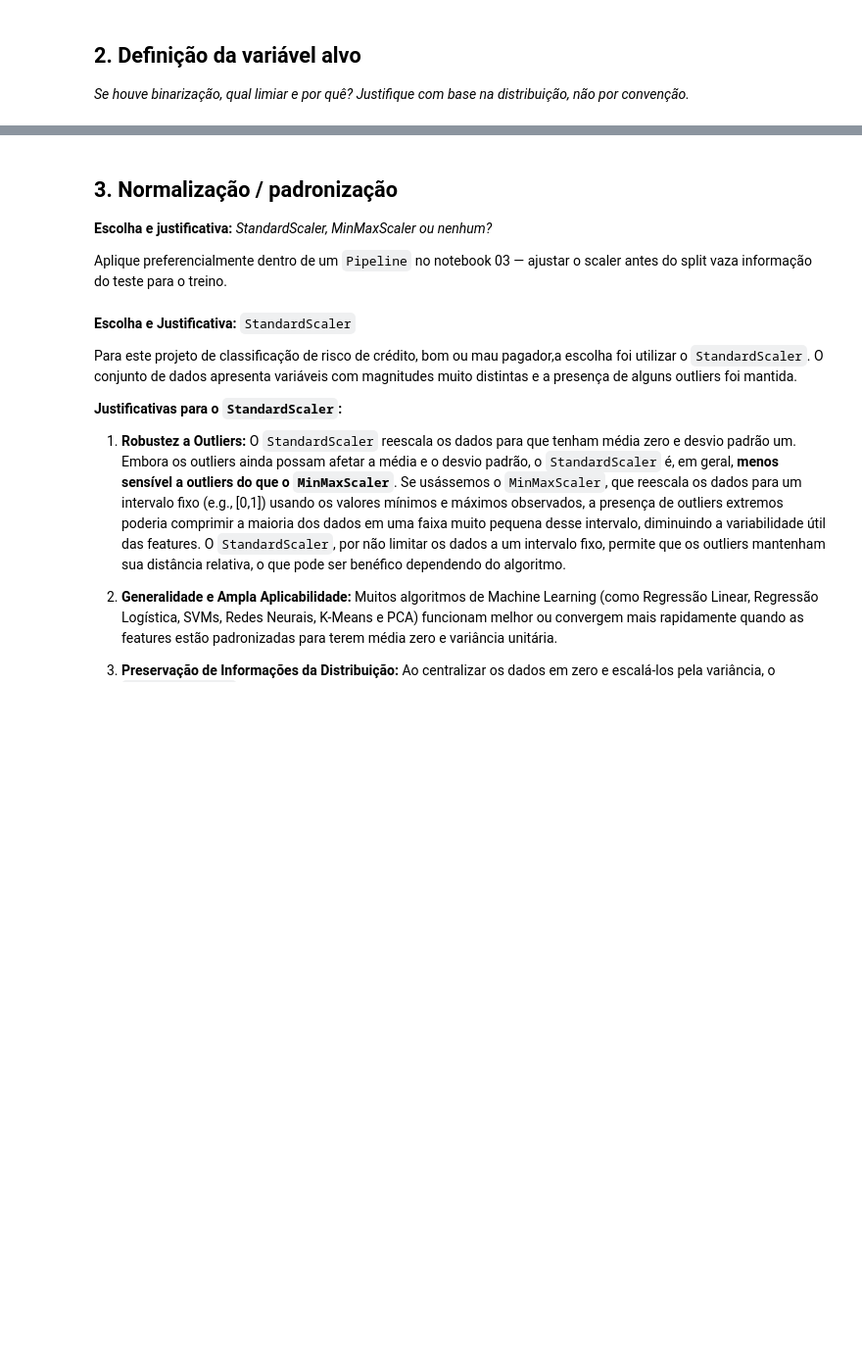
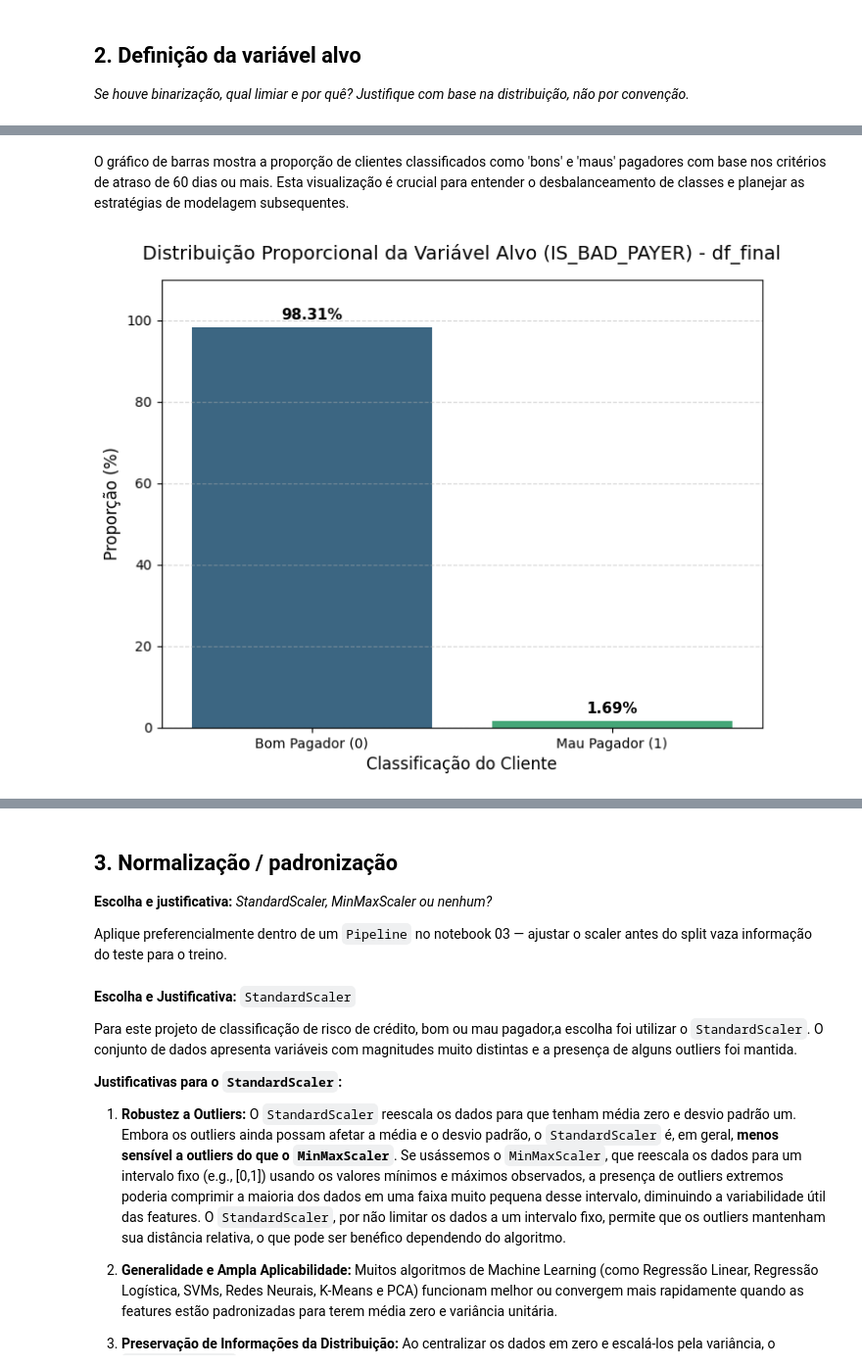
Before and after one commit to Ginkno/postech-tech-challenge-fase2-grupo1-12dtat, a Jupyter notebook: notebooks/02_preprocessamento.ipynb, the cells around one changed output, grey strips where cells are left out. Shown at 98% size. Drawn from its saved outputs; the diff is of its cells as text; code cells hidden in the pictures; blank space fills up the shorter version.

```diff
--- a/notebooks/02_preprocessamento.ipynb
+++ b/notebooks/02_preprocessamento.ipynb
@@ -309,0 +264,34 @@ memory usage: 7.0+ MB
+# %% [markdown]
+O gráfico de barras mostra a proporção de clientes classificados como 'bons' e 'maus' pagadores com base nos critérios de atraso de 60 dias ou mais. Esta visualização é crucial para entender o desbalanceamento de classes e planejar as estratégias de modelagem subsequentes.
+# %%
+import matplotlib.pyplot as plt
+import seaborn as sns
+
+# Calcular as proporções finais no df_final
+proportions_final = df_final['IS_BAD_PAYER'].value_counts(normalize=True) * 100
+proportions_df = proportions_final.reset_index()
+proportions_df.columns = ['IS_BAD_PAYER', 'Proporção (%)']
+proportions_df['Classe'] = proportions_df['IS_BAD_PAYER'].map({0: 'Bom Pagador (0)', 1: 'Mau Pagador (1)'})
+
+# Configurar a visualização
+plt.figure(figsize=(8, 6))
+ax = sns.barplot(x='Classe', y='Proporção (%)', data=proportions_df, palette='viridis', hue='Classe', legend=False)
+
+# Adicionar rótulos de porcentagem em cima de cada barra
+for p in ax.patches:
+    ax.annotate(f"{p.get_height():.2f}%",
+                (p.get_x() + p.get_width() / 2., p.get_height()),
+                ha='center', va='center',
+                xytext=(0, 9),
+                textcoords='offset points',
+                fontsize=11,
+                weight='bold')
+
+plt.title('Distribuição Proporcional da Variável Alvo (IS_BAD_PAYER) - df_final', fontsize=14, pad=15)
+plt.xlabel('Classificação do Cliente', fontsize=12)
+plt.ylabel('Proporção (%)', fontsize=12)
+plt.ylim(0, 110)  # Deixar espaço extra no topo para as anotações
+plt.grid(axis='y', linestyle='--', alpha=0.5)
+plt.show()
+# %% [output]
+[figure, added]
```
Also changed, not shown: parts of 24 cells of this notebook, 3 other files.
